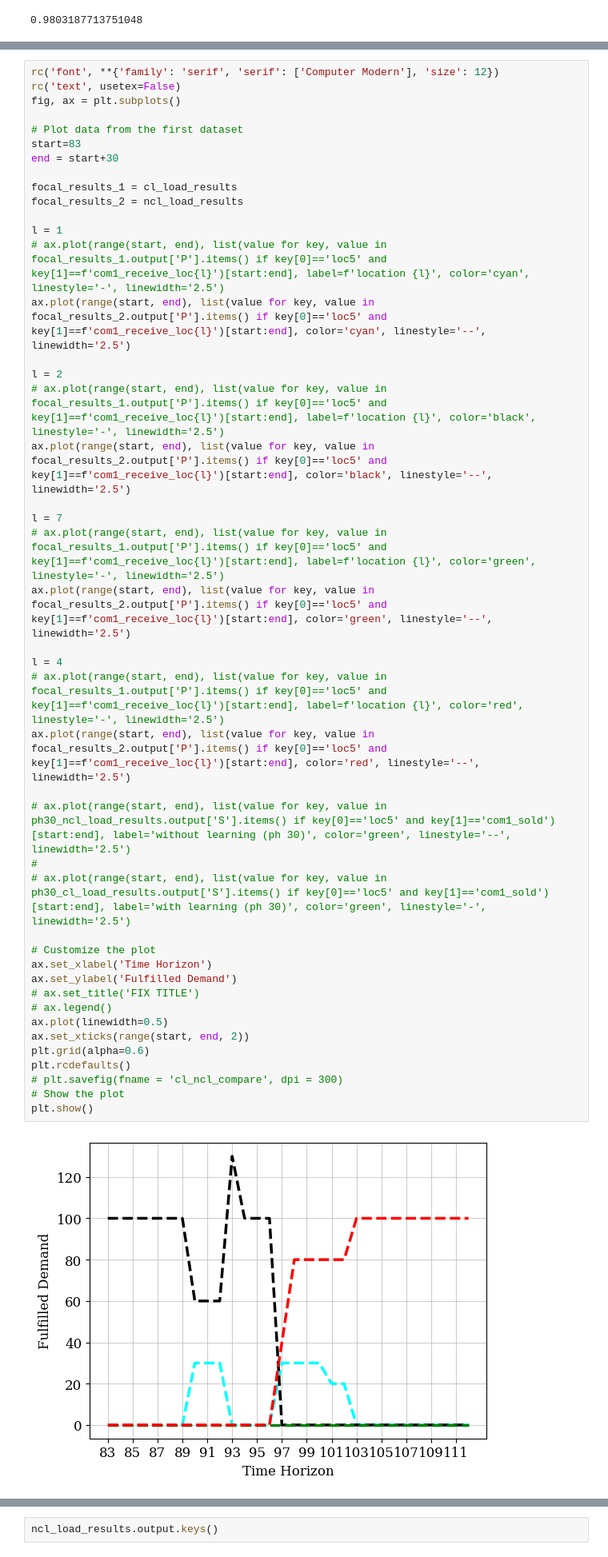
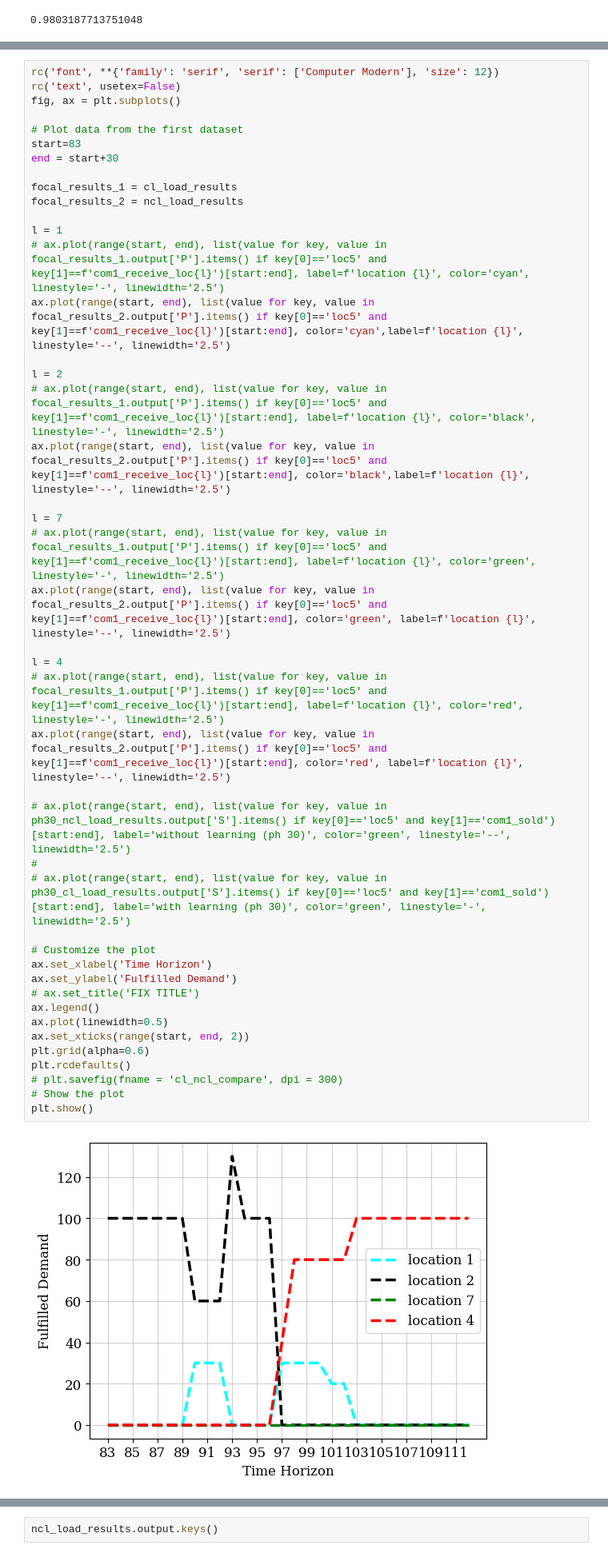
Before and after one commit to shivamvedant/energiapy, a Jupyter notebook: docs/notebooks/supply chain/IRF manuscript/readControl_HPRC.ipynb, the cells around one changed output, grey strips where cells are left out. Shown at 80% size. Drawn from its saved outputs; the diff is of its cells as text.

```diff
--- a/docs/notebooks/supply chain/IRF manuscript/readControl_HPRC.ipynb
+++ b/docs/notebooks/supply chain/IRF manuscript/readControl_HPRC.ipynb
@@ -377,36 +369,36 @@ focal_results_1 = cl_load_results
 focal_results_2 = ncl_load_results
 
 l = 1
 # ax.plot(range(start, end), list(value for key, value in focal_results_1.output['P'].items() if key[0]=='loc5' and key[1]==f'com1_receive_loc{l}')[start:end], label=f'location {l}', color='cyan', linestyle='-', linewidth='2.5')
-ax.plot(range(start, end), list(value for key, value in focal_results_2.output['P'].items() if key[0]=='loc5' and key[1]==f'com1_receive_loc{l}')[start:end], color='cyan', linestyle='--', linewidth='2.5')
+ax.plot(range(start, end), list(value for key, value in focal_results_2.output['P'].items() if key[0]=='loc5' and key[1]==f'com1_receive_loc{l}')[start:end], color='cyan',label=f'location {l}', linestyle='--', linewidth='2.5')
 
 l = 2
 # ax.plot(range(start, end), list(value for key, value in focal_results_1.output['P'].items() if key[0]=='loc5' and key[1]==f'com1_receive_loc{l}')[start:end], label=f'location {l}', color='black', linestyle='-', linewidth='2.5')
-ax.plot(range(start, end), list(value for key, value in focal_results_2.output['P'].items() if key[0]=='loc5' and key[1]==f'com1_receive_loc{l}')[start:end], color='black', linestyle='--', linewidth='2.5')
+ax.plot(range(start, end), list(value for key, value in focal_results_2.output['P'].items() if key[0]=='loc5' and key[1]==f'com1_receive_loc{l}')[start:end], color='black',label=f'location {l}', linestyle='--', linewidth='2.5')
 
 l = 7
 # ax.plot(range(start, end), list(value for key, value in focal_results_1.output['P'].items() if key[0]=='loc5' and key[1]==f'com1_receive_loc{l}')[start:end], label=f'location {l}', color='green', linestyle='-', linewidth='2.5')
-ax.plot(range(start, end), list(value for key, value in focal_results_2.output['P'].items() if key[0]=='loc5' and key[1]==f'com1_receive_loc{l}')[start:end], color='green', linestyle='--', linewidth='2.5')
+ax.plot(range(start, end), list(value for key, value in focal_results_2.output['P'].items() if key[0]=='loc5' and key[1]==f'com1_receive_loc{l}')[start:end], color='green', label=f'location {l}', linestyle='--', linewidth='2.5')
 
 l = 4
 # ax.plot(range(start, end), list(value for key, value in focal_results_1.output['P'].items() if key[0]=='loc5' and key[1]==f'com1_receive_loc{l}')[start:end], label=f'location {l}', color='red', linestyle='-', linewidth='2.5')
-ax.plot(range(start, end), list(value for key, value in focal_results_2.output['P'].items() if key[0]=='loc5' and key[1]==f'com1_receive_loc{l}')[start:end], color='red', linestyle='--', linewidth='2.5')
+ax.plot(range(start, end), list(value for key, value in focal_results_2.output['P'].items() if key[0]=='loc5' and key[1]==f'com1_receive_loc{l}')[start:end], color='red', label=f'location {l}', linestyle='--', linewidth='2.5')
 
 # ax.plot(range(start, end), list(value for key, value in ph30_ncl_load_results.output['S'].items() if key[0]=='loc5' and key[1]=='com1_sold')[start:end], label='without learning (ph 30)', color='green', linestyle='--', linewidth='2.5')
 #
 # ax.plot(range(start, end), list(value for key, value in ph30_cl_load_results.output['S'].items() if key[0]=='loc5' and key[1]=='com1_sold')[start:end], label='with learning (ph 30)', color='green', linestyle='-', linewidth='2.5')
 
 # Customize the plot
 ax.set_xlabel('Time Horizon')
 ax.set_ylabel('Fulfilled Demand')
 # ax.set_title('FIX TITLE')
-# ax.legend()
+ax.legend()
 ax.plot(linewidth=0.5)
 ax.set_xticks(range(start, end, 2))
 plt.grid(alpha=0.6)
 plt.rcdefaults()
 # plt.savefig(fname = 'cl_ncl_compare', dpi = 300)
 # Show the plot
 plt.show()
 # %% [output]
-[figure, old version]
+[figure, new version]
```
Also changed, not shown: parts of 17 cells of this notebook, 2 other files.
